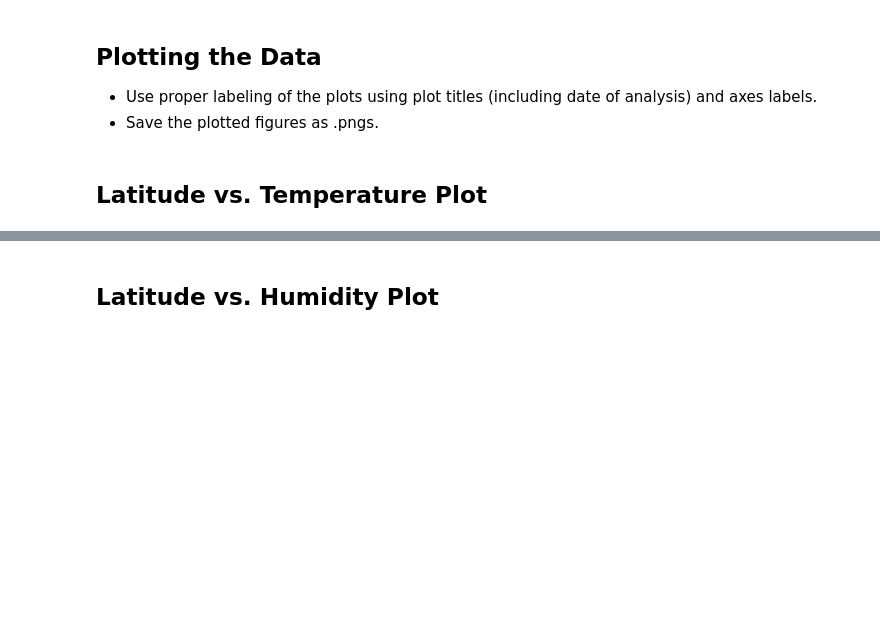
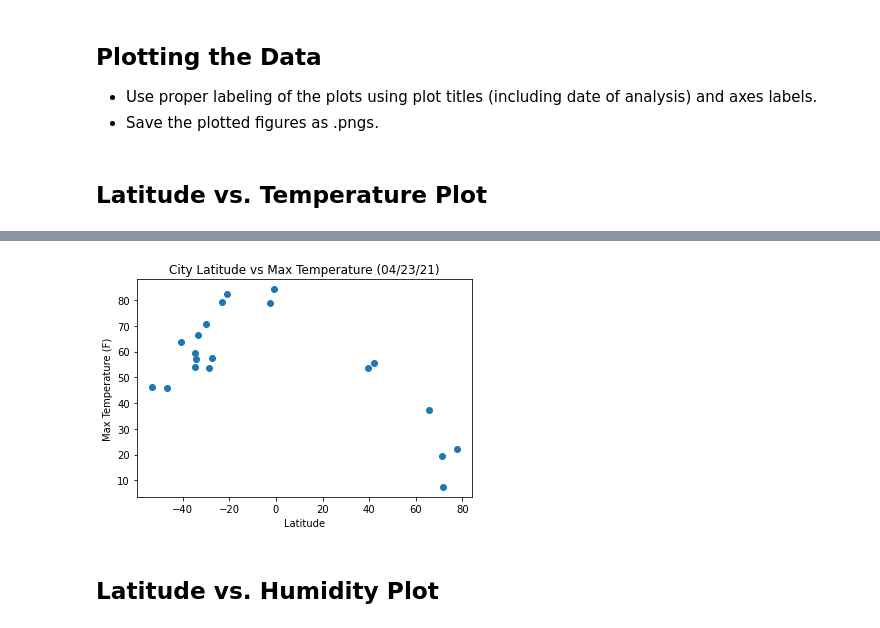
Before and after one commit to Pip85/practice-api, a Jupyter notebook: WeatherPy/WeatherPy.ipynb, the cells around one changed output, grey strips where cells are left out. Cells and saved outputs as stored; diff of their text form; code cells hidden in the pictures; blank space fills up the shorter version.

```diff
--- a/WeatherPy/WeatherPy.ipynb
+++ b/WeatherPy/WeatherPy.ipynb
@@ -174,2 +240,12 @@ Int64Index([], dtype='int64')
+# %%
+x_axis = clean_city_df["Lat"]
+y_axis = clean_city_df["Max Temp"]
+plt.scatter(x_axis, y_axis, marker = "o", cmap="viridis")
+plt.title("City Latitude vs Max Temperature (04/23/21)")
+plt.xlabel("Latitude")
+plt.ylabel("Max Temperature (F)")
+plt.show()
+# %% [output]
+[figure, added]
 # %% [markdown]
 ## Latitude vs. Humidity Plot
```
Also changed, not shown: parts of 34 cells of this notebook, 4 other files.
